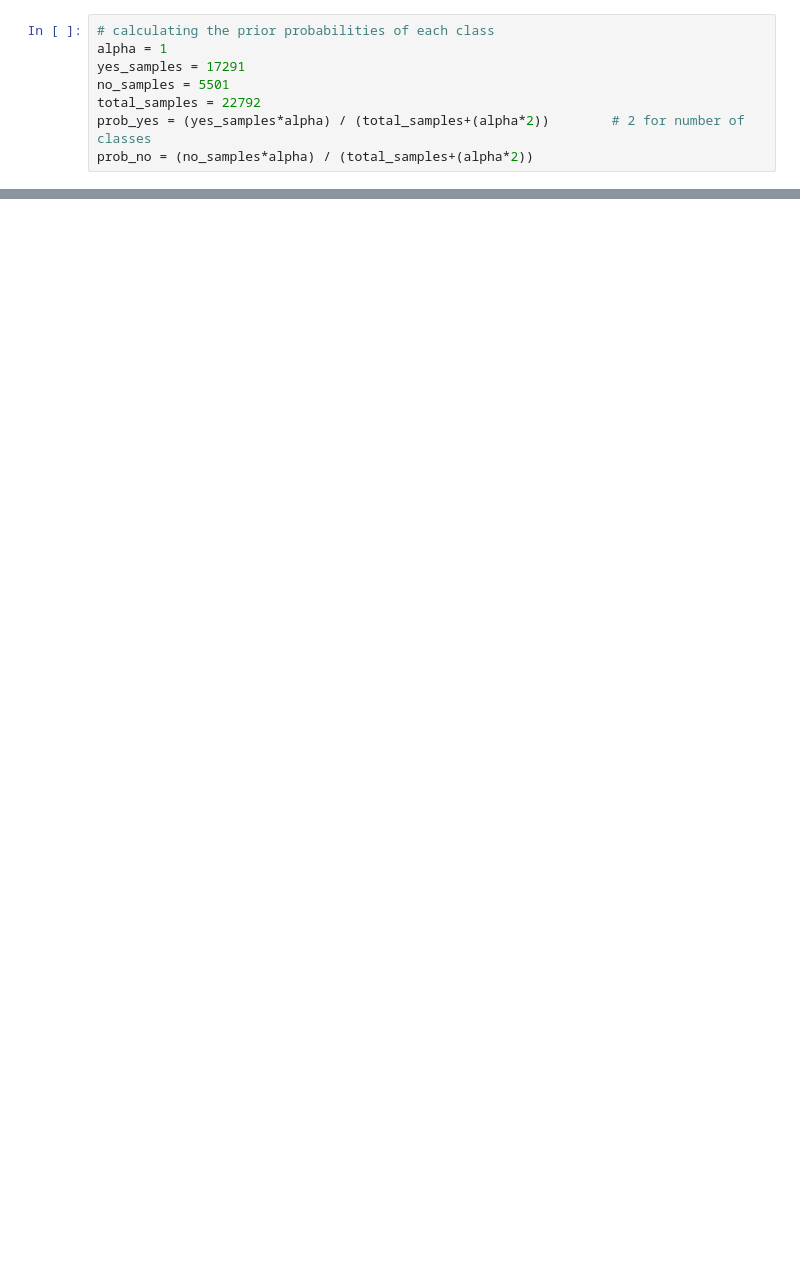
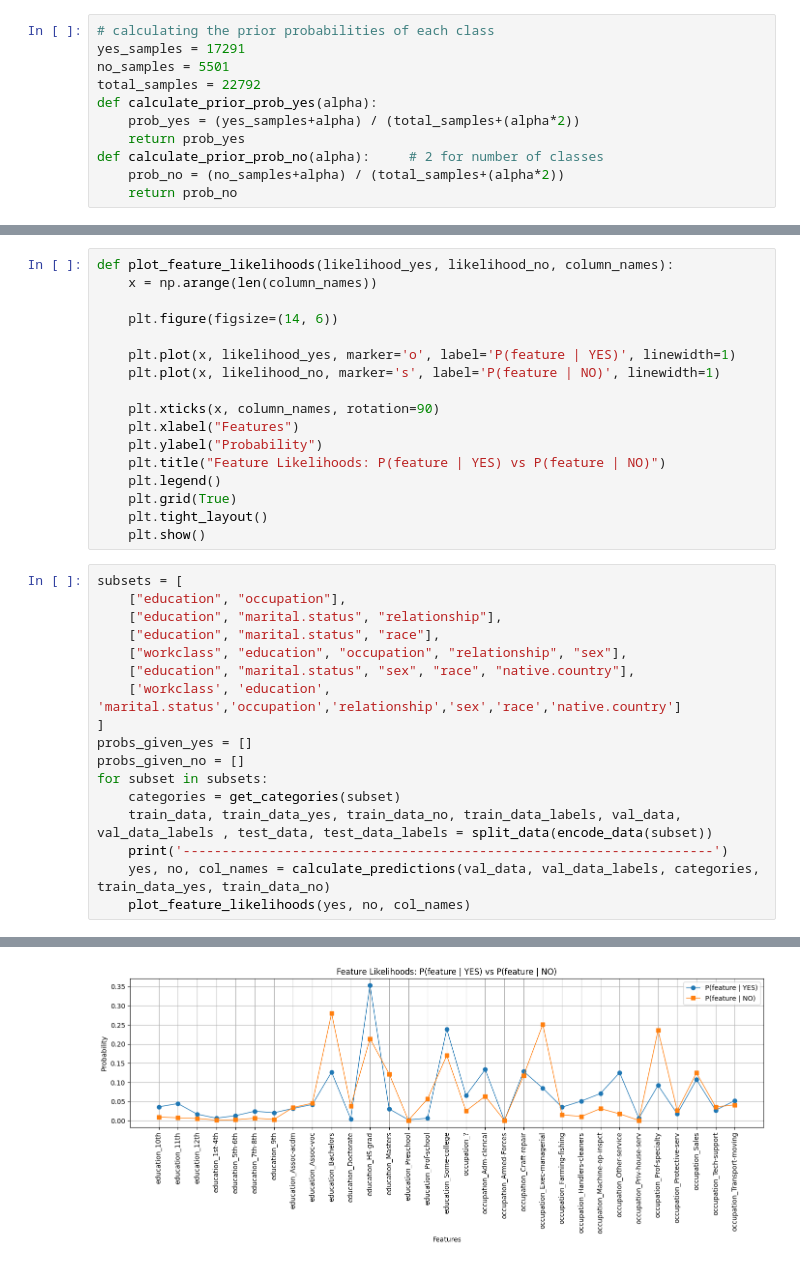
Before and after one commit to bassam-14/Decision-Trees-Probabilistic-Models, a Jupyter notebook: naive_bayes.ipynb, the cells around one changed output, grey strips where cells are left out. Drawn from its saved outputs; the diff is of its cells as text; blank space fills up the shorter version.

```diff
--- a/naive_bayes.ipynb
+++ b/naive_bayes.ipynb
@@ -49,8 +55,11 @@ train_data_no = train_data[train_data['income_>50K'] == True]   # 5501 rows
 # %%
 # calculating the prior probabilities of each class
-alpha = 1
 yes_samples = 17291
 no_samples = 5501
 total_samples = 22792
-prob_yes = (yes_samples*alpha) / (total_samples+(alpha*2))        # 2 for number of classes
-prob_no = (no_samples*alpha) / (total_samples+(alpha*2))
+def calculate_prior_prob_yes(alpha):
+    prob_yes = (yes_samples+alpha) / (total_samples+(alpha*2))
+    return prob_yes
+def calculate_prior_prob_no(alpha):     # 2 for number of classes
+    prob_no = (no_samples+alpha) / (total_samples+(alpha*2))
+    return prob_no
@@ -149,0 +168,35 @@ miss classification rate = 0.2104832104832105
+# %%
+def plot_feature_likelihoods(likelihood_yes, likelihood_no, column_names):
+    x = np.arange(len(column_names))
+
+    plt.figure(figsize=(14, 6))
+
+    plt.plot(x, likelihood_yes, marker='o', label='P(feature | YES)', linewidth=1)
+    plt.plot(x, likelihood_no, marker='s', label='P(feature | NO)', linewidth=1)
+
+    plt.xticks(x, column_names, rotation=90)
+    plt.xlabel("Features")
+    plt.ylabel("Probability")
+    plt.title("Feature Likelihoods: P(feature | YES) vs P(feature | NO)")
+    plt.legend()
+    plt.grid(True)
+    plt.tight_layout()
+    plt.show()
+# %%
+subsets = [
+    ["education", "occupation"],
+    ["education", "marital.status", "relationship"],
+    ["education", "marital.status", "race"],
+    ["workclass", "education", "occupation", "relationship", "sex"],
+    ["education", "marital.status", "sex", "race", "native.country"],
+    ['workclass', 'education', 'marital.status','occupation','relationship','sex','race','native.country']
+]
+probs_given_yes = []
+probs_given_no = []
+for subset in subsets:
+    categories = get_categories(subset)
+    train_data, train_data_yes, train_data_no, train_data_labels, val_data, val_data_labels , test_data, test_data_labels = split_data(encode_data(subset))
+    print('--------------------------------------------------------------------')
+    yes, no, col_names = calculate_predictions(val_data, val_data_labels, categories, train_data_yes, train_data_no)
+    plot_feature_likelihoods(yes, no, col_names)
+# %% [output]
@@ -149,0 +205 @@ miss classification rate = 0.2104832104832105
+[figure, added]
```
Also changed, not shown: parts of 16 cells of this notebook.
